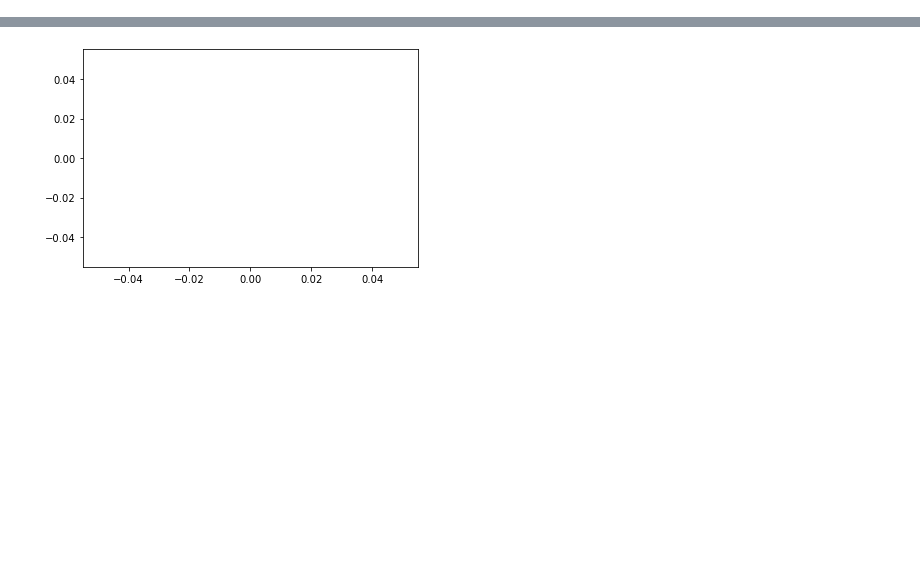
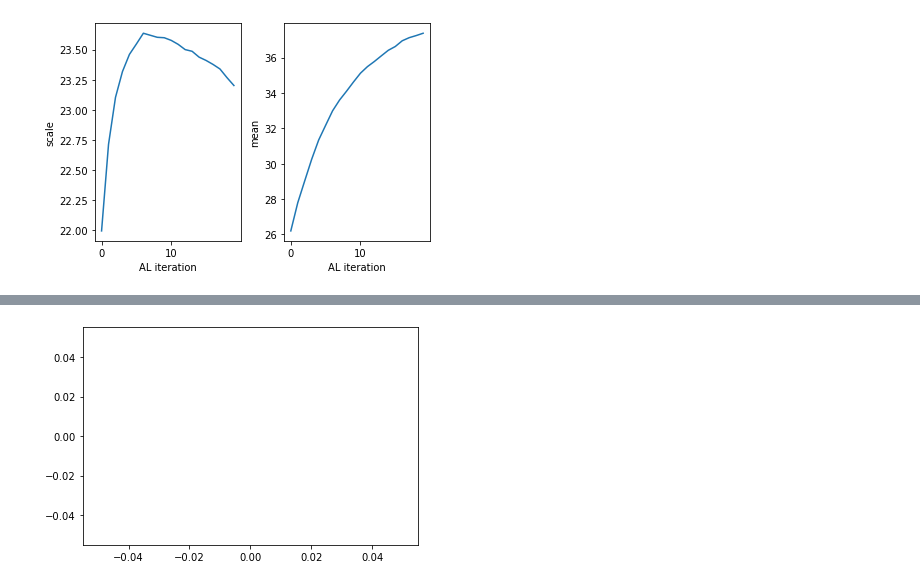
Before and after one commit to zcapjdb/UKAEAGroupProject, a Jupyter notebook: src/notebooks/pipeline_notebooks/outputs.ipynb, the cells around one changed output, grey strips where cells are left out. Saved outputs shown, nothing was run; the diff lists cells and outputs as text; code cells hidden in the pictures; blank space fills up the shorter version.

```diff
--- a/src/notebooks/pipeline_notebooks/outputs.ipynb
+++ b/src/notebooks/pipeline_notebooks/outputs.ipynb
@@ -4,7 +4,11 @@ import matplotlib.pylab as plt
 import numpy as np
 # %%
 total = 25000
-output_dir = f"/home/ir-zani1/rds/rds-ukaea-ap001/ir-zani1/qualikiz/UKAEAGroupProject/outputs/{total}/"
-name = output_dir+'bootstrapped_AL_lam_1_deep_classretrain_False.pkl'
+output_dir = f"/home/ir-zani1/rds/rds-ukaea-ap001/ir-zani1/qualikiz/UKAEAGroupProject/outputs/15000_5000/"
+name = output_dir+'bootstrapped_AL_lam_1_deep_classretrain_True_withscaling.pkl'
 with open(name,"rb") as f:
     dic = pkl.load(f)
+
+name1 = output_dir+'bootstrapped_AL_lam_1_deep_classretrain_True_noscaling.pkl'
+with open(name1,"rb") as f:
+    dic1 = pkl.load(f)
@@ -69,0 +82,21 @@ first['class_val_acc'][0]
+# %%
+a = dic['out'][0]['scale_scaler']
+scale = []
+for arr in a:
+    scale.append(arr[-1])
+a = dic['out'][0]['mean_scaler']
+mean = []
+for arr in a:
+    mean.append(arr[-1])
+
+fi, ax = plt.subplots(1,2)
+ax[0].plot(range(len(scale)),scale)
+ax[1].plot(range(len(mean)),mean)
+
+ax[0].set_ylabel('scale')
+ax[1].set_ylabel('mean')
+ax[0].set_xlabel('AL iteration')
+ax[1].set_xlabel('AL iteration')
+fi.subplots_adjust(wspace=0.3)
+# %% [output]
+[figure, added]
```
Also changed, not shown: parts of 8 cells of this notebook, 6 other files.
